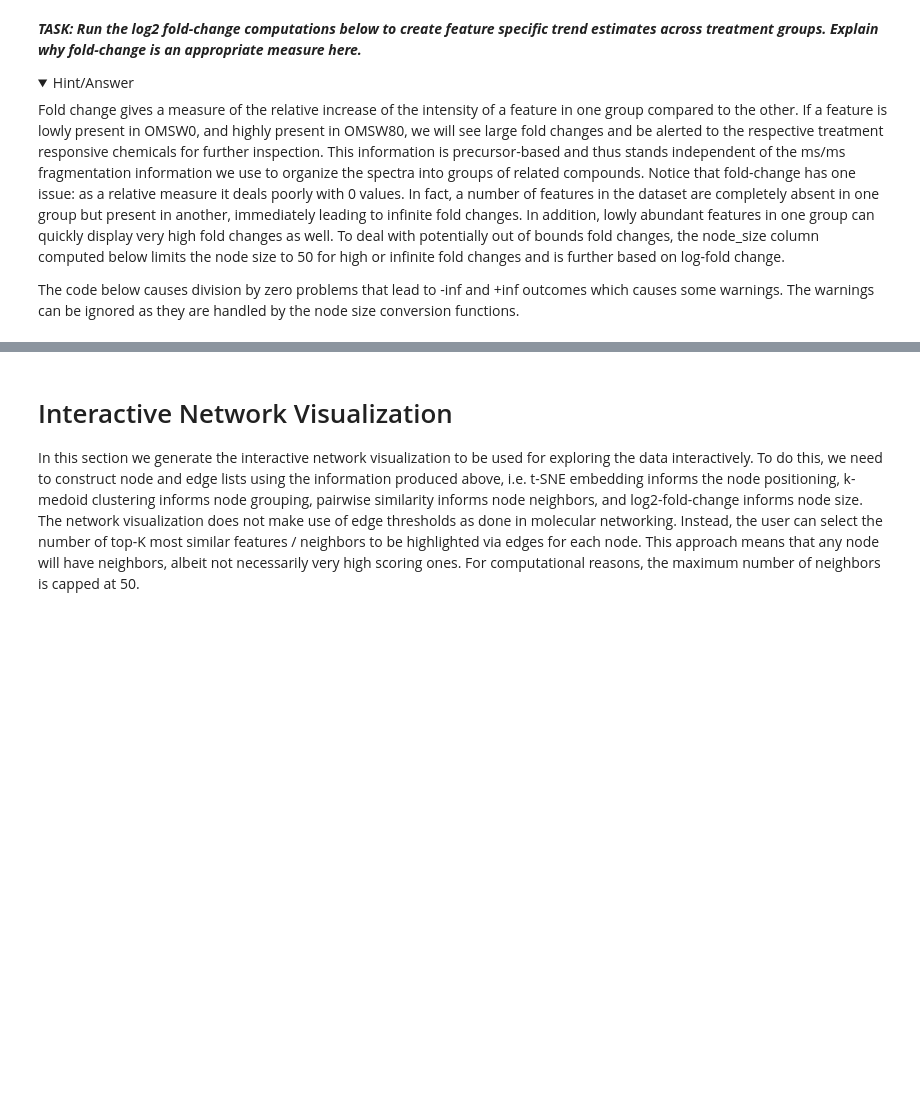
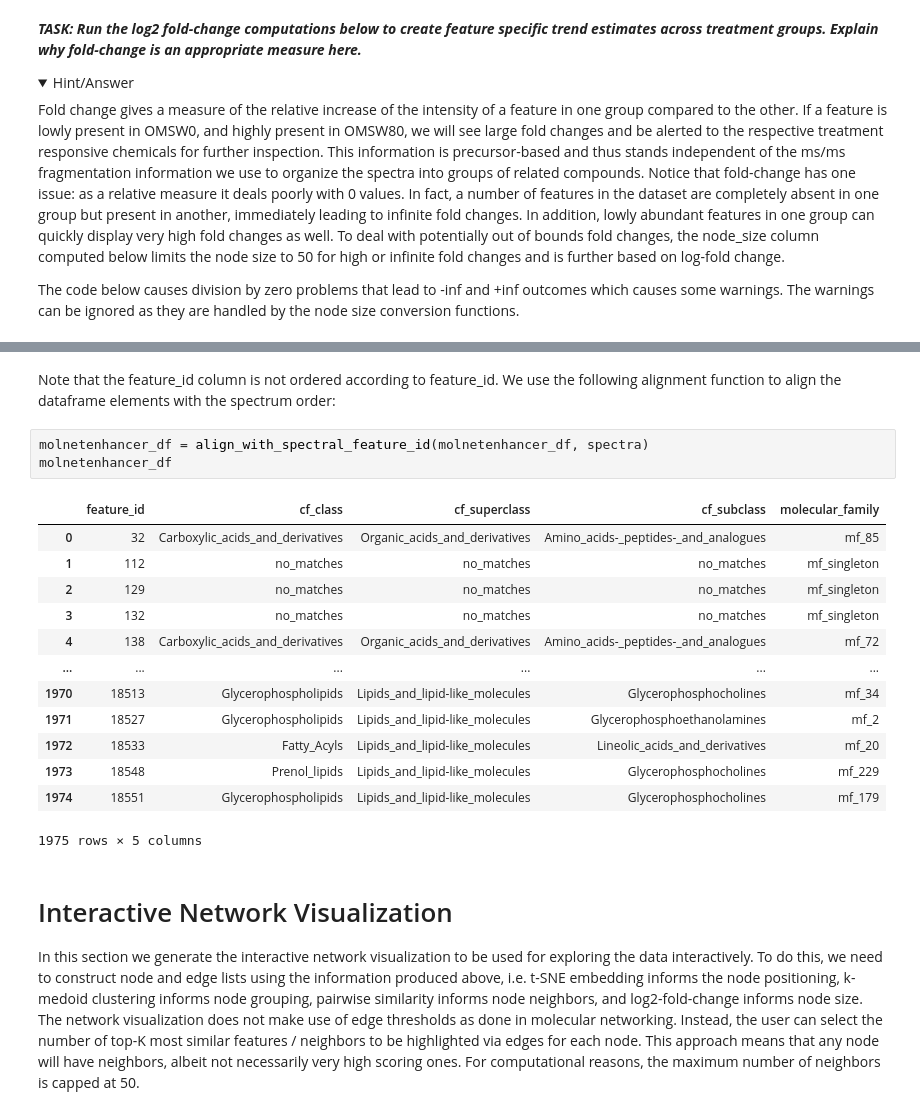
Before and after one commit to kevinmildau/moduleCompMet2024May, a Jupyter notebook: practical_may2024.ipynb, the cells around one changed output, grey strips where cells are left out. Saved outputs shown, nothing was run; the diff lists cells and outputs as text; folded sections open; blank space fills up the shorter version.

```diff
--- a/practical_may2024.ipynb
+++ b/practical_may2024.ipynb
@@ -309,3 +422,22 @@ summary_statistics_df
+# %% [markdown]
+Note that the feature_id column is not ordered according to feature_id. We use the following alignment function to align the dataframe elements with the spectrum order:
+# %%
+molnetenhancer_df = align_with_spectral_feature_id(molnetenhancer_df, spectra)
+molnetenhancer_df
+# %% [output]
+|  | feature_id | cf_class | cf_superclass | cf_subclass | molecular_family |
+| 0 | 32 | Carboxylic_acids_and_derivatives | Organic_acids_and_derivatives | Amino_acids-_peptides-_and_analogues | mf_85 |
+| 1 | 112 | no_matches | no_matches | no_matches | mf_singleton |
+| 2 | 129 | no_matches | no_matches | no_matches | mf_singleton |
+| 3 | 132 | no_matches | no_matches | no_matches | mf_singleton |
+| 4 | 138 | Carboxylic_acids_and_derivatives | Organic_acids_and_derivatives | Amino_acids-_peptides-_and_analogues | mf_72 |
+| ... | ... | ... | ... | ... | ... |
+| 1970 | 18513 | Glycerophospholipids | Lipids_and_lipid-like_molecules | Glycerophosphocholines | mf_34 |
+| 1971 | 18527 | Glycerophospholipids | Lipids_and_lipid-like_molecules | Glycerophosphoethanolamines | mf_2 |
+| 1972 | 18533 | Fatty_Acyls | Lipids_and_lipid-like_molecules | Lineolic_acids_and_derivatives | mf_20 |
+| 1973 | 18548 | Prenol_lipids | Lipids_and_lipid-like_molecules | Glycerophosphocholines | mf_229 |
+| 1974 | 18551 | Glycerophospholipids | Lipids_and_lipid-like_molecules | Glycerophosphocholines | mf_179 |
+1975 rows × 5 columns
 # %% [markdown]
 # Interactive Network Visualization
 
```
Also changed, not shown: parts of 17 cells of this notebook.
